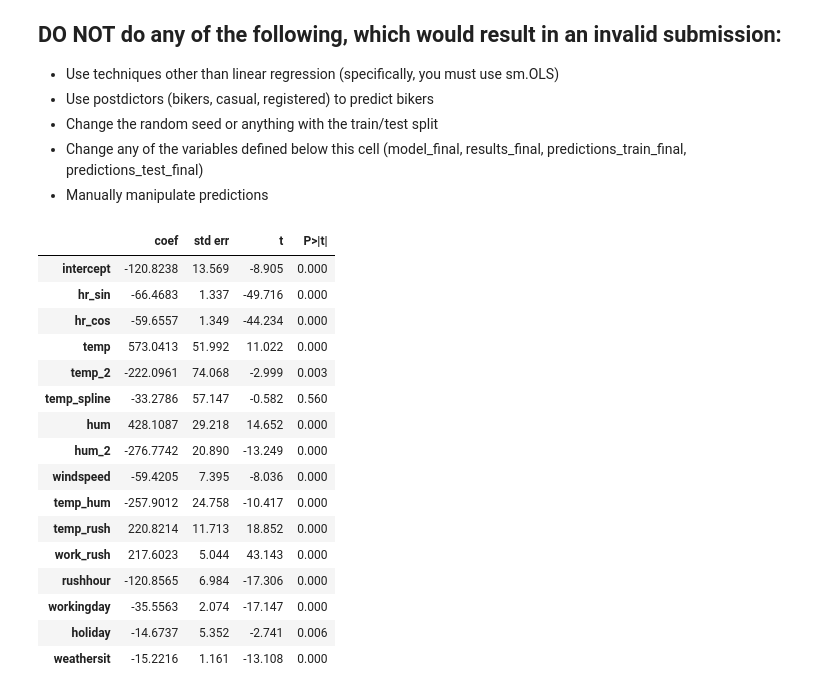
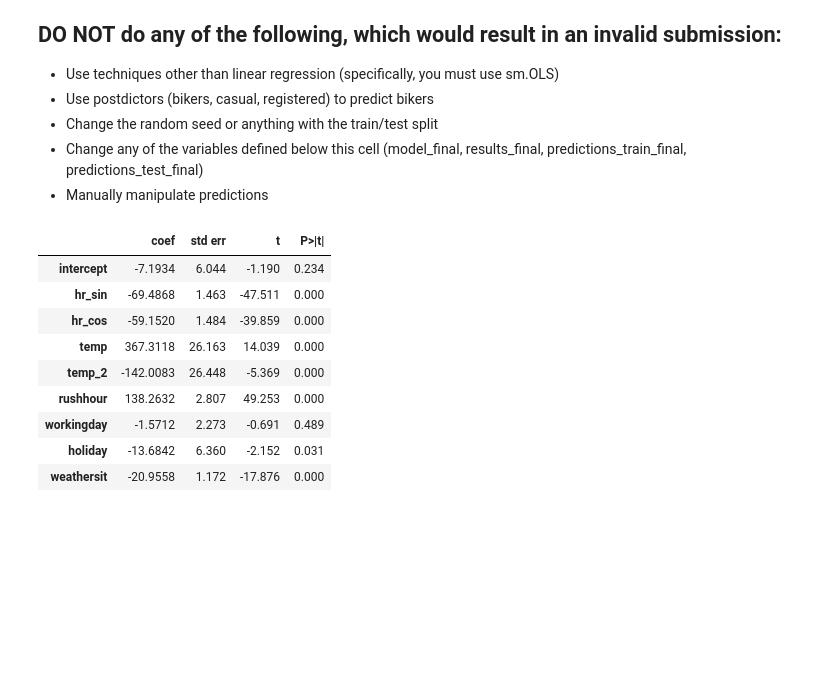
Before and after one commit to Alakazam992/code_2600, a Jupyter notebook: mod05_nonlinear.ipynb, the cells around one changed output. Drawn from its saved outputs; the diff is of its cells as text; code cells hidden in the pictures; blank space fills up the shorter version.

```diff
--- a/mod05_nonlinear.ipynb
+++ b/mod05_nonlinear.ipynb
@@ -305,57 +305,38 @@ plot_avg_actual_vs_predicted_by_feature(X=X_train,
 - Manually manipulate predictions
 # %%
 # Data pre-processing (on Train, Test, X_train, and X_test)
-for df in [Train, Test, X_train, X_test]:
-
-    # Encode weather as numeric categories
-    df['weathersit'] = df['weathersit'].astype('category').cat.codes
-
-    # Quadratic terms
-    df['temp_2'] = df['temp']**2
-    df['hum_2'] = df['hum']**2
-
-    # Interactions
-    df['temp_hum'] = df['temp'] * df['hum']
-    df['temp_rush'] = df['temp'] * df['rushhour']
-    df['work_rush'] = df['workingday'] * df['rushhour']
-
-    # Linear spline
-    df['temp_spline'] = np.maximum(0, df['temp'] - 0.5)
+X_train['weathersit'] = X_train['weathersit'].astype('category').cat.codes
+X_test['weathersit'] = X_test['weathersit'].astype('category').cat.codes
+X_train['temp_2'] = X_train['temp']**2
+X_test['temp_2'] = X_test['temp']**2
 # %%
 # Build your linear regression model here.
 vars_to_include = [
     'intercept',
-    'hr_sin', 'hr_cos',
-    'temp', 'temp_2', 'temp_spline',
-    'hum', 'hum_2',
-    'windspeed',
-    'temp_hum', 'temp_rush', 'work_rush',
-    'rushhour', 'workingday',
+    'hr_sin',
+    'hr_cos',
+    'temp',
+    'temp_2',
+    'rushhour',
+    'workingday',
     'holiday',
     'weathersit'
 ]
 
 model_final = sm.OLS(y_train, X_train[vars_to_include])
 results_final = model_final.fit()
 summarize(results_final)
 # %% [output]
 |  | coef | std err | t | P>|t| |
-| intercept | -120.8238 | 13.569 | -8.905 | 0.000 |
-| hr_sin | -66.4683 | 1.337 | -49.716 | 0.000 |
-| hr_cos | -59.6557 | 1.349 | -44.234 | 0.000 |
-| temp | 573.0413 | 51.992 | 11.022 | 0.000 |
-| temp_2 | -222.0961 | 74.068 | -2.999 | 0.003 |
-| temp_spline | -33.2786 | 57.147 | -0.582 | 0.560 |
-| hum | 428.1087 | 29.218 | 14.652 | 0.000 |
-| hum_2 | -276.7742 | 20.890 | -13.249 | 0.000 |
-| windspeed | -59.4205 | 7.395 | -8.036 | 0.000 |
-| temp_hum | -257.9012 | 24.758 | -10.417 | 0.000 |
-| temp_rush | 220.8214 | 11.713 | 18.852 | 0.000 |
-| work_rush | 217.6023 | 5.044 | 43.143 | 0.000 |
-| rushhour | -120.8565 | 6.984 | -17.306 | 0.000 |
-| workingday | -35.5563 | 2.074 | -17.147 | 0.000 |
-| holiday | -14.6737 | 5.352 | -2.741 | 0.006 |
-| weathersit | -15.2216 | 1.161 | -13.108 | 0.000 |
+| intercept | -7.1934 | 6.044 | -1.190 | 0.234 |
+| hr_sin | -69.4868 | 1.463 | -47.511 | 0.000 |
+| hr_cos | -59.1520 | 1.484 | -39.859 | 0.000 |
+| temp | 367.3118 | 26.163 | 14.039 | 0.000 |
+| temp_2 | -142.0083 | 26.448 | -5.369 | 0.000 |
+| rushhour | 138.2632 | 2.807 | 49.253 | 0.000 |
+| workingday | -1.5712 | 2.273 | -0.691 | 0.489 |
+| holiday | -13.6842 | 6.360 | -2.152 | 0.031 |
+| weathersit | -20.9558 | 1.172 | -17.876 | 0.000 |
 # %%
 predictions_train_final = predict(X_train[vars_to_include], results_final)
 print('MSE train: ', mse(y_train, predictions_train_final))
```
Also changed, not shown: parts of 2 cells of this notebook.
